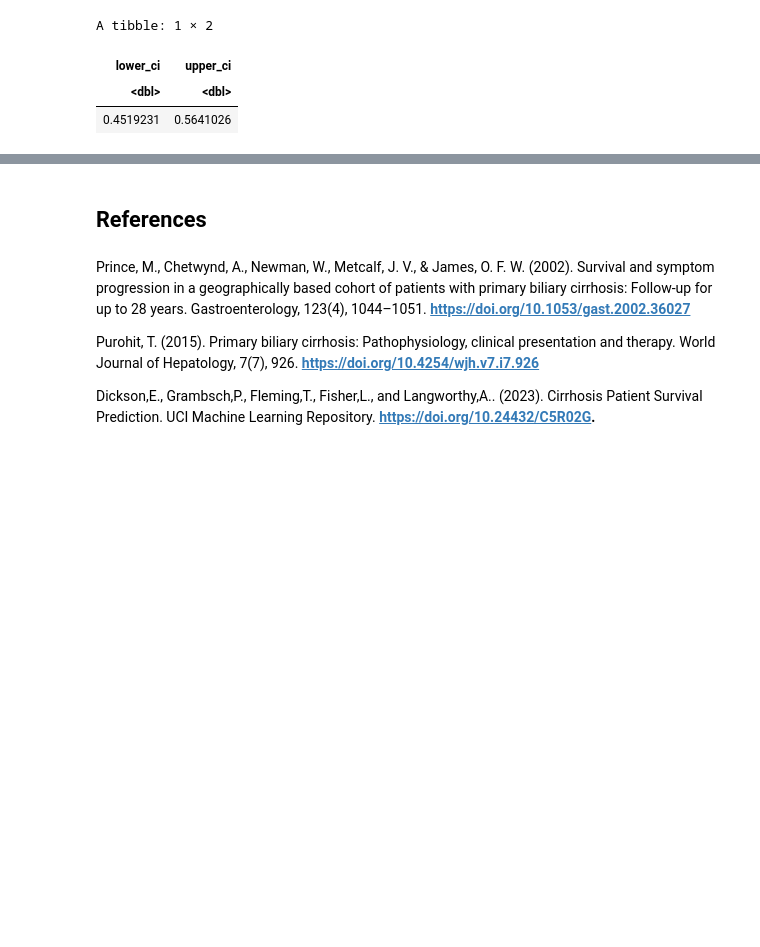
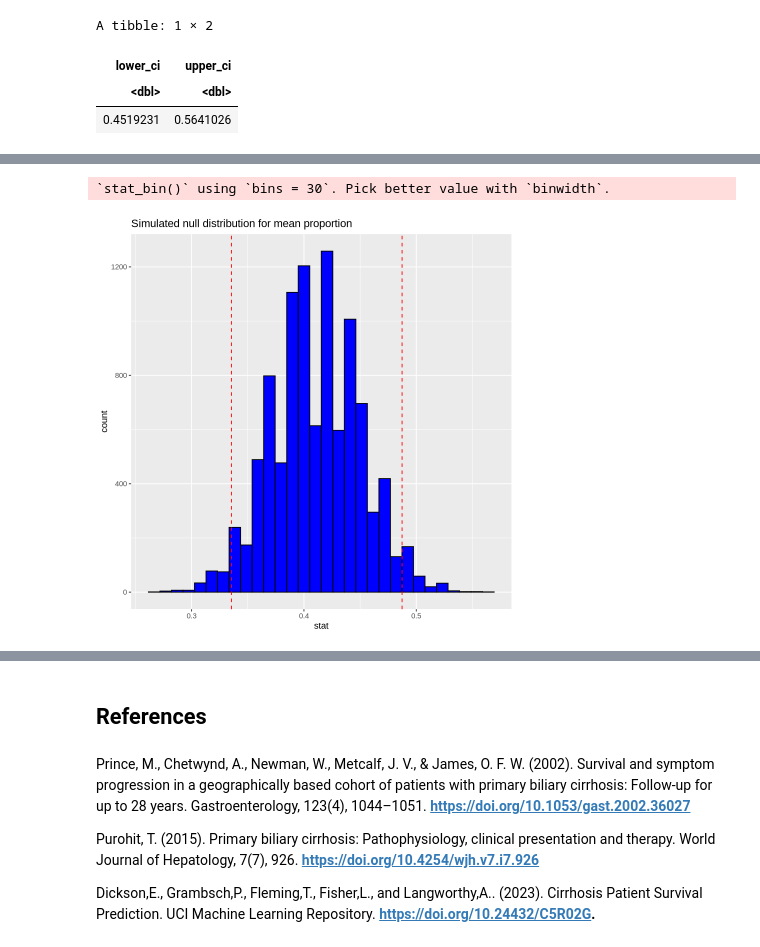
Before and after one commit to Rithika-Nair/STAT-201-Final_Project, a Jupyter notebook: Project-Proposal-43.ipynb, the cells around one changed output, grey strips where cells are left out. Saved outputs shown, nothing was run; the diff lists cells and outputs as text; code cells hidden in the pictures; blank space fills up the shorter version.

Commit message:
method for final project
further data cleaning for interest variables state proportions, hypothesis testing

```diff
--- a/Project-Proposal-43.ipynb
+++ b/Project-Proposal-43.ipynb
@@ -220,0 +223,14 @@ ch_prop_d_plot
+# %%
+##########reworking on data cleaning for final project, filter population of interest drug==DP;
+#refine interest variable status, and ascites
+
+
+#####revisit explanation on method and prelim codes later
+
+DP_patients <- ch_data |>
+               select(drug,status,ascites) |>
+               filter(drug == "D-penicillamine")
+
+head(DP_patients)
+nrow(DP_patients)
+###new population of interest(dataset) has size 158
@@ -220,0 +257,20 @@ ch_prop_d_plot
+# %%
+#calculation sampling proportions for mortality rate
+
+#convert patients'status into logical variables "TRUE" and "FALSE", indication that
+#the patients are dead or alive, respectively
+
+set.seed(1500)
+DP_patients2 <- DP_patients %>%
+  mutate(binary_status = status == "D")
+
+sample_bootstrap <- DP_patients2 %>%
+  specify(response = binary_status, success = "TRUE") %>%
+  generate(reps = 10000, type = "bootstrap") %>%
+  calculate(stat = "prop")
+
+mean_m_rate <- mean(sample_bootstrap$stat)
+mean_m_rate
+
+#result of population proprotion(?) and mean sampling proportion are extremely close
+#not sure which one should use for the null hypothesis
@@ -220,0 +279,4 @@ ch_prop_d_plot
+# %%
+dp_ci <- sample_bootstrap |>
+            get_ci(level = 0.95, type = "percentile")
+dp_ci
@@ -220,0 +288,10 @@ ch_prop_d_plot
+# %%
+m_rate_dp_p_plot <- ggplot(sample_1_bootstrap, aes(x = stat)) +
+              geom_histogram(fill = "blue", color = "black") +
+              geom_vline(xintercept = as.numeric(dp_ci[1]), color = "red", linetype = "dashed") +
+              geom_vline(xintercept = as.numeric(dp_ci[2]), color = "red", linetype = "dashed") +
+              labs(title = "Simulated null distribution for mean proportion")
+m_rate_dp_p_plot
+# %% [output]
+`stat_bin()` using `bins = 30`. Pick better value with `binwidth`.
+[figure, added]
```
Also changed, not shown: parts of 10 cells of this notebook.
